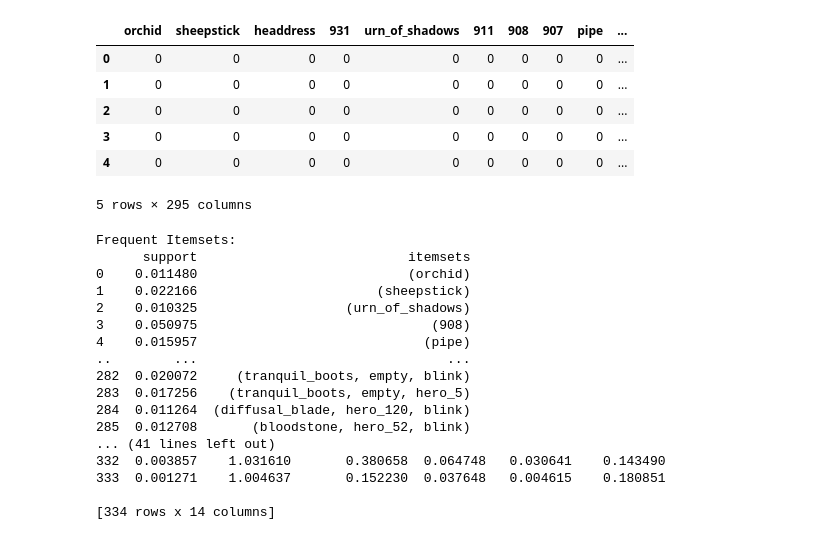
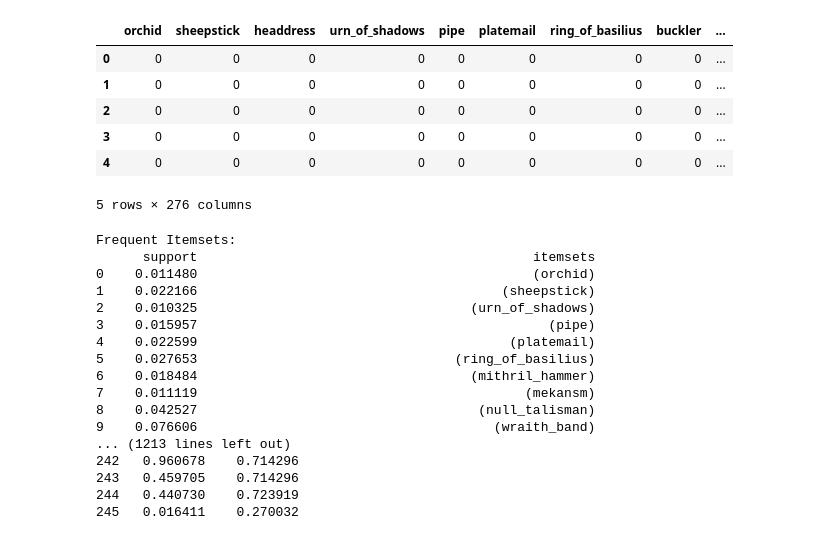
Before and after one commit to SethPavlicekGradStudent/DataMiningProject, a Jupyter notebook: associationRules.ipynb, the cells around one changed output. Cells and saved outputs as stored; diff of their text form; code cells hidden in the pictures.

Commit message:
dropped some columns

```diff
--- a/associationRules.ipynb
+++ b/associationRules.ipynb
@@ -264,41 +264,51 @@ item_mapping = {
     245:"recipe_bloodthorn",
     250:"bloodthorn",
     251:"recipe_echo_sabre",
     252:"echo_sabre",
     257:"tome_of_knowledge",
     262:"recipe_hurricane_pike",
     263:"hurricane_pike",
     240:"blight_stone",
     265:"infused_raindrop"
 }
 
 def rename_hero_inventory_columns(df):
     # Ensure the DataFrame exists
     if df is not None:
         # Update column names
         new_columns = {
             col: col.replace("item_", "") for col in df.columns if "item_" in col
         }
         df.rename(columns=new_columns, inplace=True)
 
         # Map numeric item IDs to their string names using the item_mapping dictionary
         df.rename(
             columns={f"{key}": value for key, value in item_mapping.items()},
             inplace=True,
         )
     return df
 
+def droppedColumns(df):
+    columns_to_drop = [
+        col for col in df.columns if col.isdigit() and int(col) > 300 or
+        col.split('_')[-1].isdigit() and int(col.split('_')[-1]) > 300
+    ]
+    df.drop(columns=columns_to_drop, inplace=True)
+    return df
+
+
 heroInvertoryData = rename_hero_inventory_columns(heroInvertoryData)
-heroInvertoryData = heroInvertoryData.drop(columns=["black_king_bar","phase_boots","boots","power_treads","wind_lace","arcane_boots","magic_wand"])
+heroInvertoryData = heroInvertoryData.drop(columns=["black_king_bar","phase_boots","boots","power_treads","wind_lace","arcane_boots","magic_wand","empty"])
+heroInvertoryData = droppedColumns(heroInvertoryData)
 heroInvertoryData.head()
 # %% [output]
-|  | orchid | sheepstick | headdress | 931 | urn_of_shadows | 911 | 908 | 907 | pipe | ... |
-| 0 | 0 | 0 | 0 | 0 | 0 | 0 | 0 | 0 | 0 | ... |
-| 1 | 0 | 0 | 0 | 0 | 0 | 0 | 0 | 0 | 0 | ... |
-| 2 | 0 | 0 | 0 | 0 | 0 | 0 | 0 | 0 | 0 | ... |
-| 3 | 0 | 0 | 0 | 0 | 0 | 0 | 0 | 0 | 0 | ... |
-| 4 | 0 | 0 | 0 | 0 | 0 | 0 | 0 | 0 | 0 | ... |
+|  | orchid | sheepstick | headdress | urn_of_shadows | pipe | platemail | ring_of_basilius | buckler | ... |
+| 0 | 0 | 0 | 0 | 0 | 0 | 0 | 0 | 0 | ... |
+| 1 | 0 | 0 | 0 | 0 | 0 | 0 | 0 | 0 | ... |
+| 2 | 0 | 0 | 0 | 0 | 0 | 0 | 0 | 0 | ... |
+| 3 | 0 | 0 | 0 | 0 | 0 | 0 | 0 | 0 | ... |
+| 4 | 0 | 0 | 0 | 0 | 0 | 0 | 0 | 0 | ... |
-5 rows × 295 columns
+5 rows × 276 columns
 # %%
 frequent_itemsets = apriori(heroInvertoryData, min_support=0.01, use_colnames=True)
 # Compute the number of itemsets
@@ -315,22 +325,22 @@ print("\nAssociation Rules:")
 print(rules)
 # %% [output]
 Frequent Itemsets:
-      support                           itemsets
-0    0.011480                           (orchid)
-1    0.022166                       (sheepstick)
-2    0.010325                   (urn_of_shadows)
-3    0.050975                              (908)
-4    0.015957                             (pipe)
-..        ...                                ...
-282  0.020072     (tranquil_boots, empty, blink)
-283  0.017256    (tranquil_boots, empty, hero_5)
-284  0.011264  (diffusal_blade, hero_120, blink)
-285  0.012708       (bloodstone, hero_52, blink)
-... (41 lines left out)
-332  0.003857    1.031610       0.380658  0.064748   0.030641    0.143490
-333  0.001271    1.004637       0.152230  0.037648   0.004615    0.180851
-
-[334 rows x 14 columns]
+      support                                           itemsets
+0    0.011480                                           (orchid)
+1    0.022166                                       (sheepstick)
+2    0.010325                                   (urn_of_shadows)
+3    0.015957                                             (pipe)
+4    0.022599                                        (platemail)
+5    0.027653                                 (ring_of_basilius)
+6    0.018484                                   (mithril_hammer)
+7    0.011119                                          (mekansm)
+8    0.042527                                    (null_talisman)
+9    0.076606                                      (wraith_band)
+... (1213 lines left out)
+242   0.960678    0.714296
+243   0.459705    0.714296
+244   0.440730    0.723919
+245   0.016411    0.270032
 # %%
 pd.options.display.max_rows = 400
 rules
```
Also changed, not shown: parts of 1 cell of this notebook.
